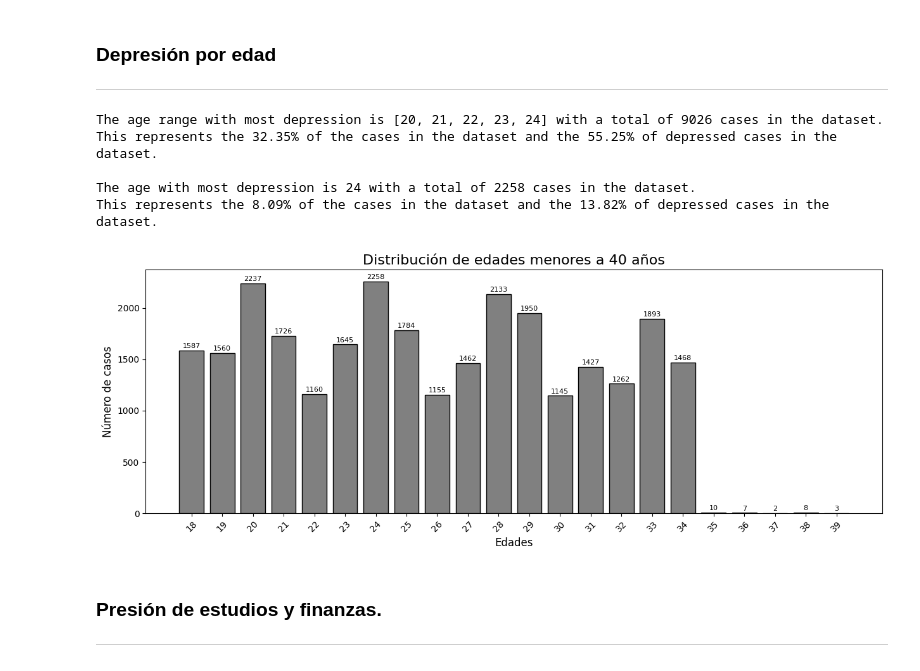
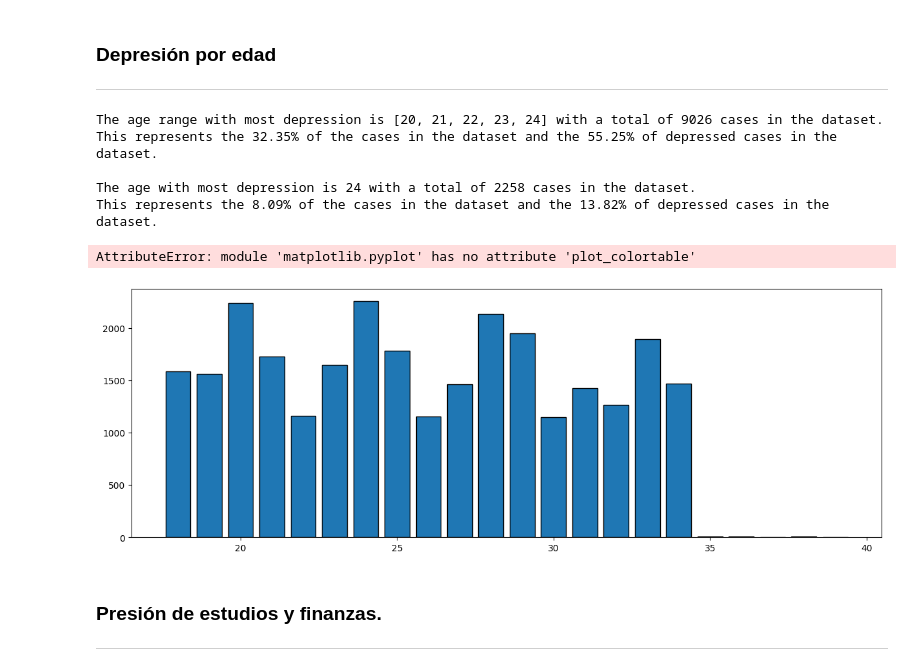
Before and after one commit to Levian17/Depression-Predicter, a Jupyter notebook: data_visualization.ipynb, the cells around one changed output. Drawn from its saved outputs; the diff is of its cells as text; code cells hidden in the pictures.

Commit message:
Cambio en el color que las tablas.

```diff
--- a/data_visualization.ipynb
+++ b/data_visualization.ipynb
@@ -102,35 +103,37 @@ for x in range(len(unique_ages) - 4):
     sum_range = 0
     for age in actual_range:
         sum_range += unique_ages[age]
     if sum_range > cases_in_range:
         age_range = actual_range
         cases_in_range = sum_range
 
 # Mostramos respuestas
 print(f'The age range with most depression is {age_range} with a total of {cases_in_range} cases in the dataset.')
 print(f'This represents the {round(cases_in_range / count_people * 100, 2)}% of the cases in the dataset and the {round(cases_in_range / count_dep_people * 100, 2)}% of depressed cases in the dataset.', end='\n\n')
 print(f'The age with most depression is {max_age_key} with a total of {max_age_value} cases in the dataset.')
 print(f'This represents the {round(max_age_value / count_people * 100, 2)}% of the cases in the dataset and the {round(max_age_value / count_dep_people * 100, 2)}% of depressed cases in the dataset.')
 
 # Representacion, se muestran solo los datos para edades menores a 40 años ya que el numero de casos por encima de este umbral es minimo (casos<50)
 filtered_ages = {age: count for age, count in unique_ages.items() if age < 40}
 plt.figure(figsize=(15, 5))
-plt.bar(filtered_ages.keys(), filtered_ages.values(), align='center', width=0.8, color='gray', edgecolor='black')
+plt.bar(filtered_ages.keys(), filtered_ages.values(), align='center', width=0.8, edgecolor='black')
+plt.plot_colortable(mcolors.CSS4_COLORS)
 plt.xticks(ticks=list(filtered_ages.keys()), rotation=45)
 plt.title('Distribución de edades menores a 40 años', fontsize=16)
 plt.xlabel('Edades', fontsize=12)
 plt.ylabel('Número de casos', fontsize=12)
 for x, y in zip(filtered_ages.keys(), filtered_ages.values()):
     plt.text(x, y + 10, str(y), ha='center', va='bottom', fontsize=8)
 
 plt.show()
 # %% [output]
 The age range with most depression is [20, 21, 22, 23, 24] with a total of 9026 cases in the dataset.
 This represents the 32.35% of the cases in the dataset and the 55.25% of depressed cases in the dataset.
 
 The age with most depression is 24 with a total of 2258 cases in the dataset.
 This represents the 8.09% of the cases in the dataset and the 13.82% of depressed cases in the dataset.
+AttributeError: module 'matplotlib.pyplot' has no attribute 'plot_colortable'
-[figure, old version]
+[figure, new version]
 # %% [markdown]
 ### Presión de estudios y finanzas.
 ---
```
Also changed, not shown: parts of 3 cells of this notebook.
